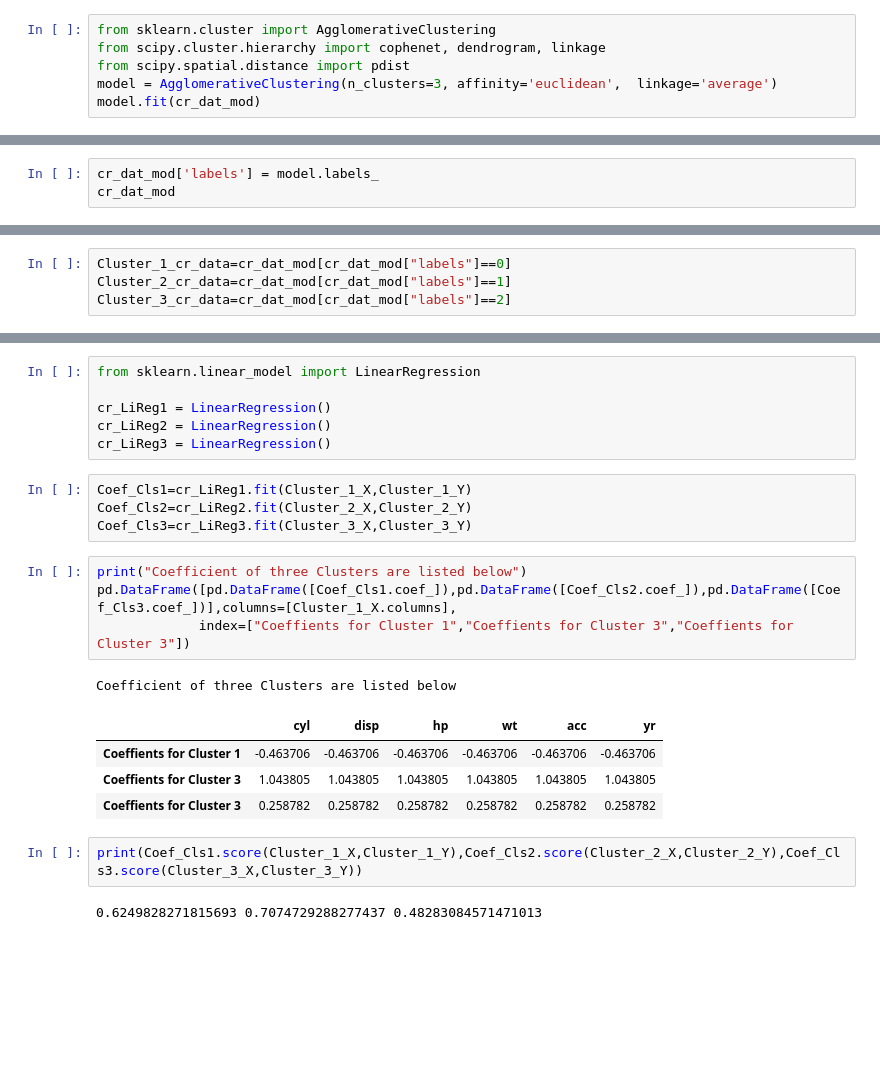
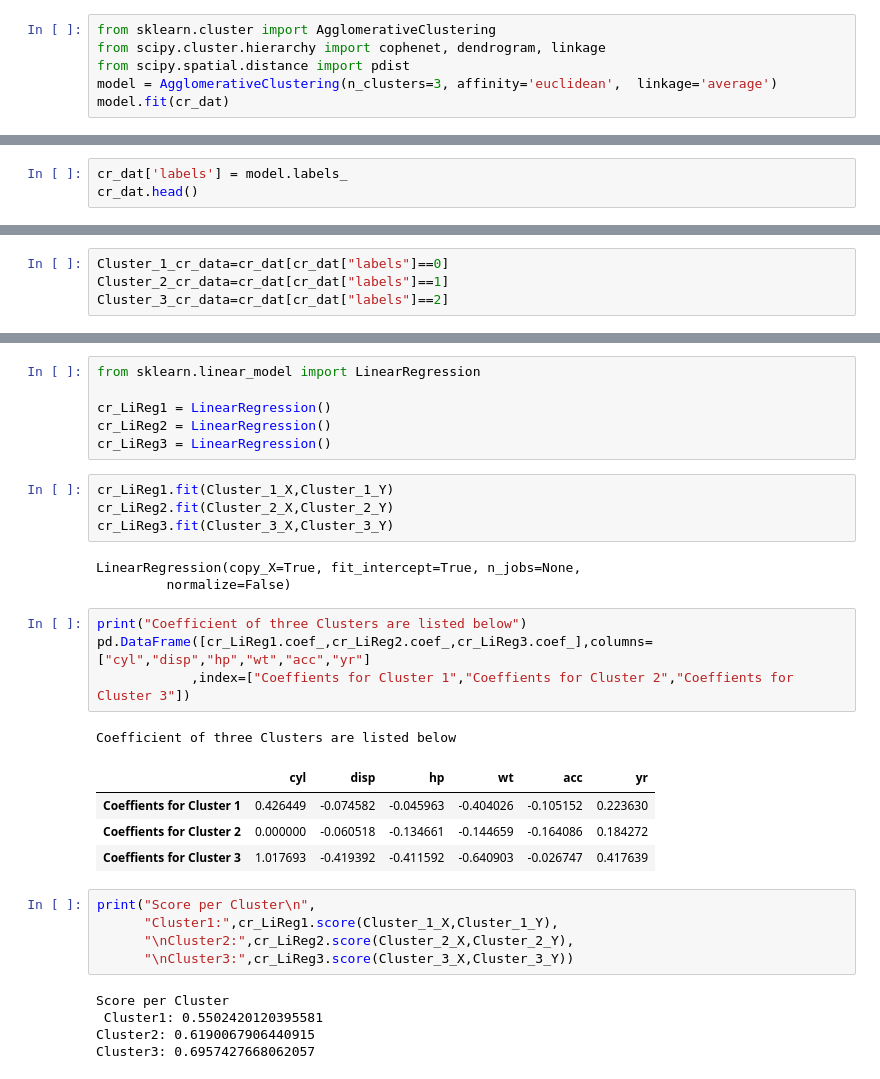
Before and after one commit to GreatLearningAIML1/aiml-ml-hyd-apr-19-batch-Manikanta2991, a Jupyter notebook: Unsupervised Learning_R4_Project1_Car mpg_Manikanta_balasubramani.ipynb, the cells around one changed output, grey strips where cells are left out. Saved outputs shown, nothing was run; the diff lists cells and outputs as text; blank space fills up the shorter version.

```diff
--- a/Unsupervised Learning_R4_Project1_Car mpg_Manikanta_balasubramani.ipynb
+++ b/Unsupervised Learning_R4_Project1_Car mpg_Manikanta_balasubramani.ipynb
@@ -248,13 +379,13 @@ from sklearn.cluster import AgglomerativeClustering
 from scipy.cluster.hierarchy import cophenet, dendrogram, linkage
 from scipy.spatial.distance import pdist
 model = AgglomerativeClustering(n_clusters=3, affinity='euclidean',  linkage='average')
-model.fit(cr_dat_mod)
+model.fit(cr_dat)
 # %% [output]
 AgglomerativeClustering(affinity='euclidean', compute_full_tree='auto',
             connectivity=None, linkage='average', memory=None,
             n_clusters=3, pooling_func='deprecated')
 # %%
-cr_dat_mod['labels'] = model.labels_
-cr_dat_mod
+cr_dat['labels'] = model.labels_
+cr_dat.head()
 # %% [output]
 |  | cyl | disp | hp | wt | acc | yr | mpg | labels |
@@ -278,7 +397,7 @@ cr_dat_mod
 # %%
-Cluster_1_cr_data=cr_dat_mod[cr_dat_mod["labels"]==0]
-Cluster_2_cr_data=cr_dat_mod[cr_dat_mod["labels"]==1]
-Cluster_3_cr_data=cr_dat_mod[cr_dat_mod["labels"]==2]
+Cluster_1_cr_data=cr_dat[cr_dat["labels"]==0]
+Cluster_2_cr_data=cr_dat[cr_dat["labels"]==1]
+Cluster_3_cr_data=cr_dat[cr_dat["labels"]==2]
 # %%
 print("Cluster 1:",Cluster_1_cr_data.shape,"\nCluster 2:",Cluster_2_cr_data.shape,"\nCluster 3:",Cluster_3_cr_data.shape)
 # %% [output]
@@ -299,20 +418,29 @@ cr_LiReg1 = LinearRegression()
 cr_LiReg2 = LinearRegression()
 cr_LiReg3 = LinearRegression()
 # %%
-Coef_Cls1=cr_LiReg1.fit(Cluster_1_X,Cluster_1_Y)
-Coef_Cls2=cr_LiReg2.fit(Cluster_2_X,Cluster_2_Y)
-Coef_Cls3=cr_LiReg3.fit(Cluster_3_X,Cluster_3_Y)
+cr_LiReg1.fit(Cluster_1_X,Cluster_1_Y)
+cr_LiReg2.fit(Cluster_2_X,Cluster_2_Y)
+cr_LiReg3.fit(Cluster_3_X,Cluster_3_Y)
+# %% [output]
+LinearRegression(copy_X=True, fit_intercept=True, n_jobs=None,
+         normalize=False)
 # %%
 print("Coefficient of three Clusters are listed below")
-pd.DataFrame([pd.DataFrame([Coef_Cls1.coef_]),pd.DataFrame([Coef_Cls2.coef_]),pd.DataFrame([Coef_Cls3.coef_])],columns=[Cluster_1_X.columns],
-             index=["Coeffients for Cluster 1","Coeffients for Cluster 3","Coeffients for Cluster 3"])
+pd.DataFrame([cr_LiReg1.coef_,cr_LiReg2.coef_,cr_LiReg3.coef_],columns=["cyl","disp","hp","wt","acc","yr"]
+            ,index=["Coeffients for Cluster 1","Coeffients for Cluster 2","Coeffients for Cluster 3"])
 # %% [output]
 Coefficient of three Clusters are listed below
 |  | cyl | disp | hp | wt | acc | yr |
-| Coeffients for Cluster 1 | -0.463706 | -0.463706 | -0.463706 | -0.463706 | -0.463706 | -0.463706 |
-| Coeffients for Cluster 3 | 1.043805 | 1.043805 | 1.043805 | 1.043805 | 1.043805 | 1.043805 |
-| Coeffients for Cluster 3 | 0.258782 | 0.258782 | 0.258782 | 0.258782 | 0.258782 | 0.258782 |
+| Coeffients for Cluster 1 | 0.426449 | -0.074582 | -0.045963 | -0.404026 | -0.105152 | 0.223630 |
+| Coeffients for Cluster 2 | 0.000000 | -0.060518 | -0.134661 | -0.144659 | -0.164086 | 0.184272 |
+| Coeffients for Cluster 3 | 1.017693 | -0.419392 | -0.411592 | -0.640903 | -0.026747 | 0.417639 |
 # %%
-print(Coef_Cls1.score(Cluster_1_X,Cluster_1_Y),Coef_Cls2.score(Cluster_2_X,Cluster_2_Y),Coef_Cls3.score(Cluster_3_X,Cluster_3_Y))
+print("Score per Cluster\n",
+      "Cluster1:",cr_LiReg1.score(Cluster_1_X,Cluster_1_Y),
+      "\nCluster2:",cr_LiReg2.score(Cluster_2_X,Cluster_2_Y),
+      "\nCluster3:",cr_LiReg3.score(Cluster_3_X,Cluster_3_Y))
 # %% [output]
-0.6249828271815693 0.7074729288277437 0.48283084571471013
+Score per Cluster
+ Cluster1: 0.5502420120395581
+Cluster2: 0.6190067906440915
+Cluster3: 0.6957427668062057
```
Also changed, not shown: parts of 43 cells of this notebook.
